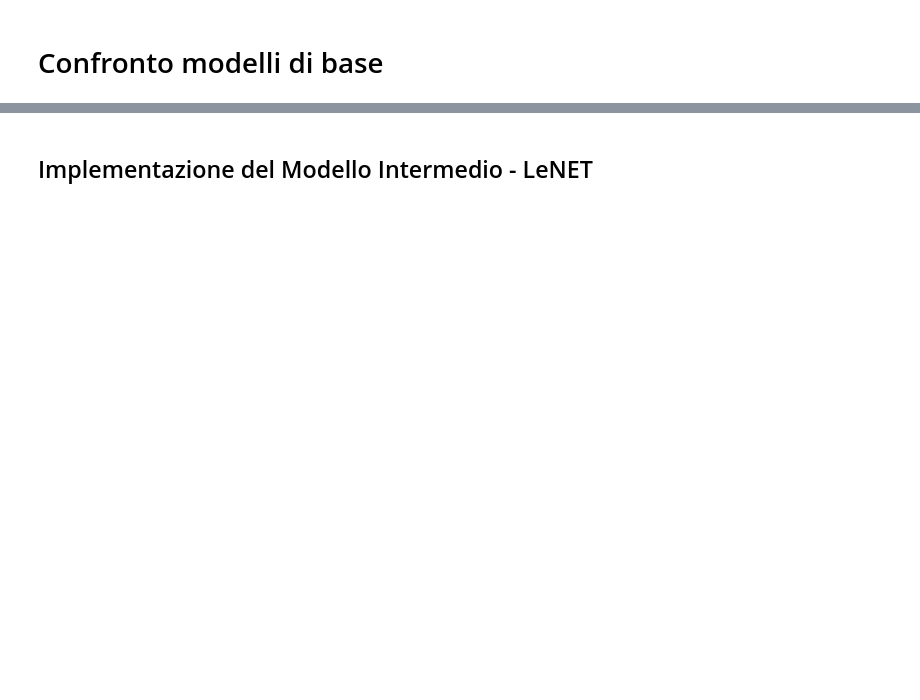
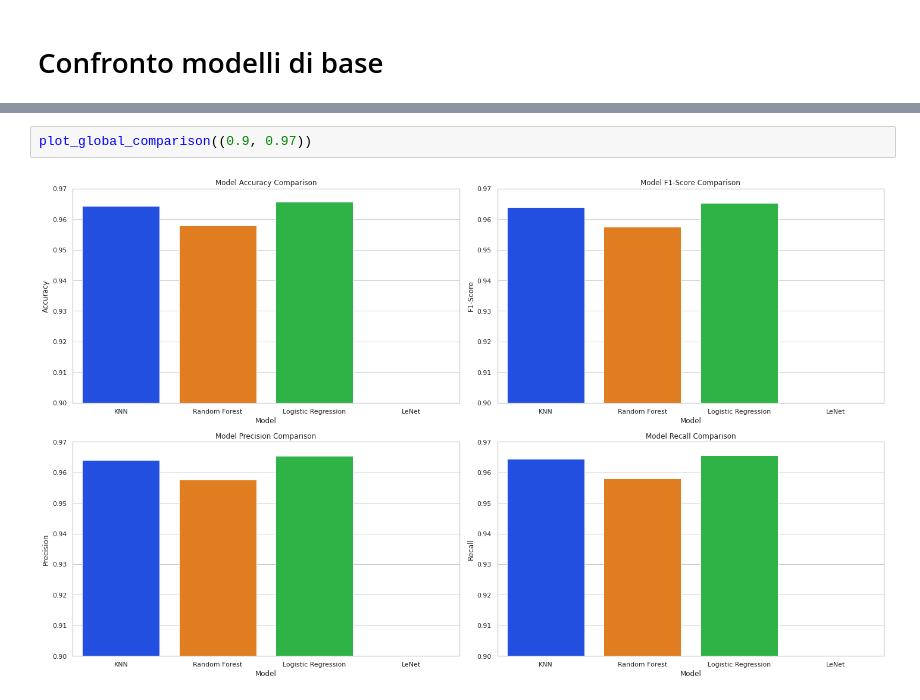
Before and after one commit to EdoMan000/ML_Project, a Jupyter notebook: src/MachineLearningPROJ.ipynb, the cells around one changed output, grey strips where cells are left out. Cells and saved outputs as stored; diff of their text form; blank space fills up the shorter version.

```diff
--- a/src/MachineLearningPROJ.ipynb
+++ b/src/MachineLearningPROJ.ipynb
@@ -533,2 +602,4 @@ plt.show()
-# %% [markdown]
-## Implementazione del Modello Intermedio - LeNET
+# %%
+plot_global_comparison((0.9, 0.97))
+# %% [output]
+[figure, added]
```
Also changed, not shown: parts of 22 cells of this notebook.
